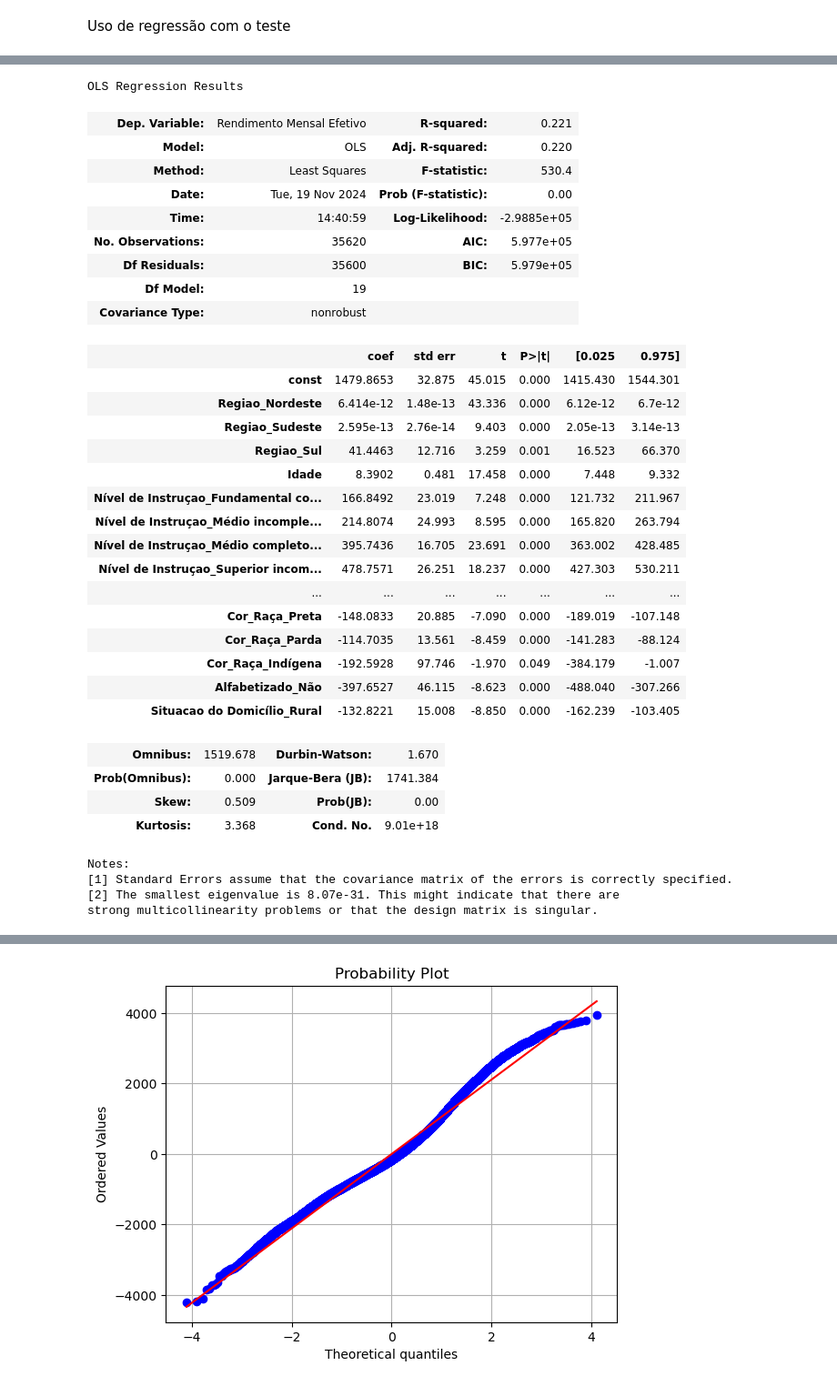
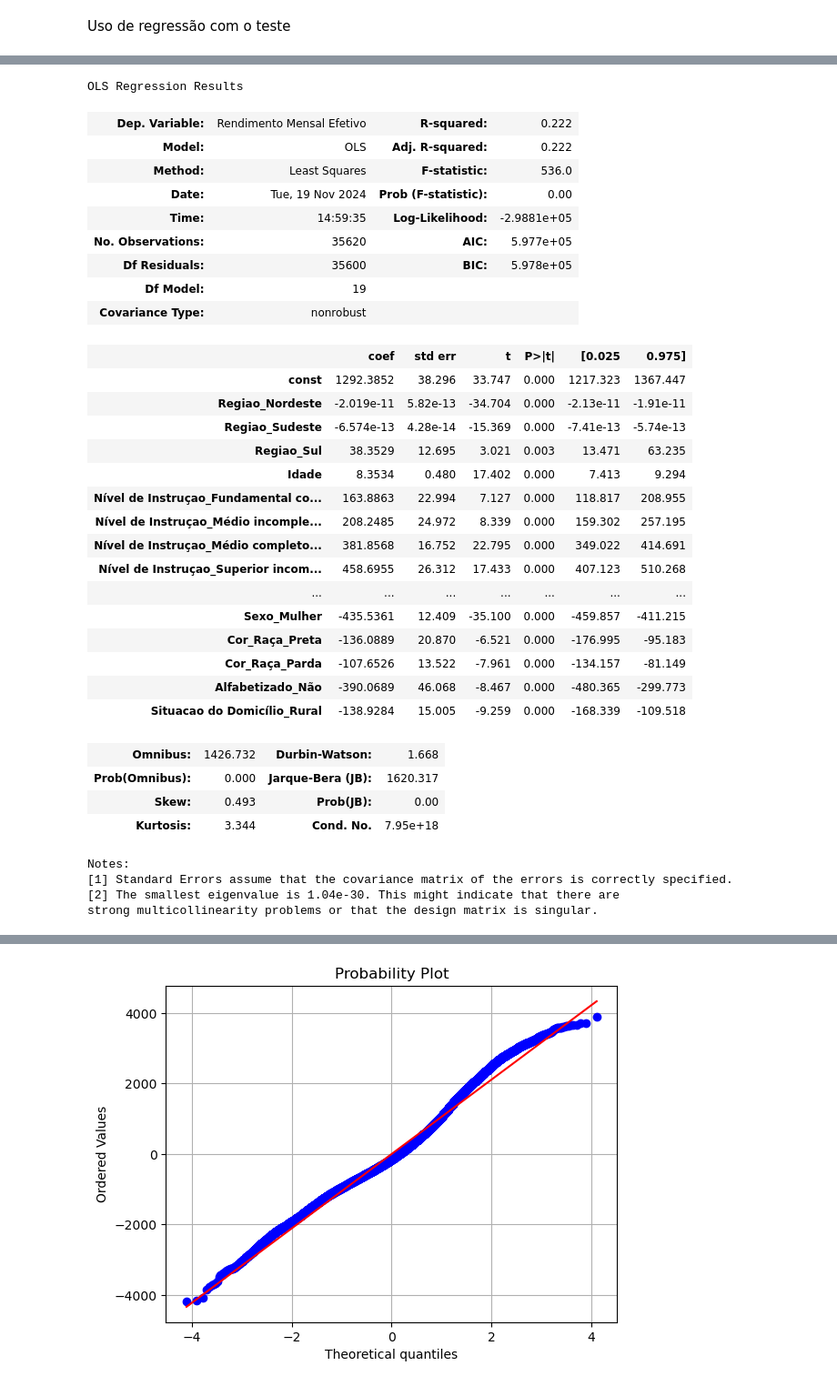
Before and after one commit to Dnimf/cdadosp3, a Jupyter notebook: Projeto_3 (2).ipynb, the cells around one changed output, grey strips where cells are left out. Shown at 91% size. Drawn from its saved outputs; the diff is of its cells as text; code cells hidden in the pictures.

```diff
--- a/Projeto_3 (2).ipynb
+++ b/Projeto_3 (2).ipynb
@@ -937,54 +874,53 @@ strong multicollinearity problems or that the design matrix is singular.
 # %%
 X1 = dados_colunas_teste[['Regiao_Nordeste','Regiao_Sudeste','Regiao_Sul','Idade',
        'Nível de Instruçao_Fundamental completo ou equivalente',
        'Nível de Instruçao_Médio incompleto ou equivalente',
        'Nível de Instruçao_Médio completo ou equivalente',
        'Nível de Instruçao_Superior incompleto ou equivalente',
        'Nível de Instruçao_Superior completo',
         'Tipo de Ocupacao_Militar ou segurança pública',
        'Tipo de Ocupacao_Empregado setor privado',
        'Tipo de Ocupacao_Empregado setor público',
-       'Tipo de Ocupacao_Conta própria',
+       'Tipo de Ocupacao_Conta própria', 'Tipo de Ocupacao_Empregador',
        'Tipo de Ocupacao_Trabalhador familiar não remunerado',
        'Faixa de horas trabalhadas_15 a 39 horas',
        'Faixa de horas trabalhadas_40 a 44 horas',
-        'Sexo_Mulher', 'Cor_Raça_Preta', 'Cor_Raça_Parda',
-       'Cor_Raça_Indígena', 'Alfabetizado_Não','Situacao do Domicílio_Rural']]
+        'Sexo_Mulher', 'Cor_Raça_Preta', 'Cor_Raça_Parda', 'Alfabetizado_Não','Situacao do Domicílio_Rural']]
 Y1 = dados_colunas_teste['Rendimento Mensal Efetivo']
 results1 = regress(Y1, X1)
 results1.summary()
 # %% [output]
 OLS Regression Results
-| Dep. Variable: | Rendimento Mensal Efetivo | R-squared: | 0.221 |
-| Model: | OLS | Adj. R-squared: | 0.220 |
-| Method: | Least Squares | F-statistic: | 530.4 |
+| Dep. Variable: | Rendimento Mensal Efetivo | R-squared: | 0.222 |
+| Model: | OLS | Adj. R-squared: | 0.222 |
+| Method: | Least Squares | F-statistic: | 536.0 |
 | Date: | Tue, 19 Nov 2024 | Prob (F-statistic): | 0.00 |
-| Time: | 14:40:59 | Log-Likelihood: | -2.9885e+05 |
+| Time: | 14:59:35 | Log-Likelihood: | -2.9881e+05 |
 | No. Observations: | 35620 | AIC: | 5.977e+05 |
-| Df Residuals: | 35600 | BIC: | 5.979e+05 |
+| Df Residuals: | 35600 | BIC: | 5.978e+05 |
 | Df Model: | 19 |  |  |
 | Covariance Type: | nonrobust |  |  |
 |  | coef | std err | t | P>|t| | [0.025 | 0.975] |
-| const | 1479.8653 | 32.875 | 45.015 | 0.000 | 1415.430 | 1544.301 |
-| Regiao_Nordeste | 6.414e-12 | 1.48e-13 | 43.336 | 0.000 | 6.12e-12 | 6.7e-12 |
-| Regiao_Sudeste | 2.595e-13 | 2.76e-14 | 9.403 | 0.000 | 2.05e-13 | 3.14e-13 |
-| Regiao_Sul | 41.4463 | 12.716 | 3.259 | 0.001 | 16.523 | 66.370 |
-| Idade | 8.3902 | 0.481 | 17.458 | 0.000 | 7.448 | 9.332 |
-| Nível de Instruçao_Fundamental co... | 166.8492 | 23.019 | 7.248 | 0.000 | 121.732 | 211.967 |
-| Nível de Instruçao_Médio incomple... | 214.8074 | 24.993 | 8.595 | 0.000 | 165.820 | 263.794 |
-| Nível de Instruçao_Médio completo... | 395.7436 | 16.705 | 23.691 | 0.000 | 363.002 | 428.485 |
-| Nível de Instruçao_Superior incom... | 478.7571 | 26.251 | 18.237 | 0.000 | 427.303 | 530.211 |
+| const | 1292.3852 | 38.296 | 33.747 | 0.000 | 1217.323 | 1367.447 |
+| Regiao_Nordeste | -2.019e-11 | 5.82e-13 | -34.704 | 0.000 | -2.13e-11 | -1.91e-11 |
+| Regiao_Sudeste | -6.574e-13 | 4.28e-14 | -15.369 | 0.000 | -7.41e-13 | -5.74e-13 |
+| Regiao_Sul | 38.3529 | 12.695 | 3.021 | 0.003 | 13.471 | 63.235 |
+| Idade | 8.3534 | 0.480 | 17.402 | 0.000 | 7.413 | 9.294 |
+| Nível de Instruçao_Fundamental co... | 163.8863 | 22.994 | 7.127 | 0.000 | 118.817 | 208.955 |
+| Nível de Instruçao_Médio incomple... | 208.2485 | 24.972 | 8.339 | 0.000 | 159.302 | 257.195 |
+| Nível de Instruçao_Médio completo... | 381.8568 | 16.752 | 22.795 | 0.000 | 349.022 | 414.691 |
+| Nível de Instruçao_Superior incom... | 458.6955 | 26.312 | 17.433 | 0.000 | 407.123 | 510.268 |
 | ... | ... | ... | ... | ... | ... | ... |
-| Cor_Raça_Preta | -148.0833 | 20.885 | -7.090 | 0.000 | -189.019 | -107.148 |
-| Cor_Raça_Parda | -114.7035 | 13.561 | -8.459 | 0.000 | -141.283 | -88.124 |
-| Cor_Raça_Indígena | -192.5928 | 97.746 | -1.970 | 0.049 | -384.179 | -1.007 |
-| Alfabetizado_Não | -397.6527 | 46.115 | -8.623 | 0.000 | -488.040 | -307.266 |
-| Situacao do Domicílio_Rural | -132.8221 | 15.008 | -8.850 | 0.000 | -162.239 | -103.405 |
+| Sexo_Mulher | -435.5361 | 12.409 | -35.100 | 0.000 | -459.857 | -411.215 |
+| Cor_Raça_Preta | -136.0889 | 20.870 | -6.521 | 0.000 | -176.995 | -95.183 |
+| Cor_Raça_Parda | -107.6526 | 13.522 | -7.961 | 0.000 | -134.157 | -81.149 |
+| Alfabetizado_Não | -390.0689 | 46.068 | -8.467 | 0.000 | -480.365 | -299.773 |
+| Situacao do Domicílio_Rural | -138.9284 | 15.005 | -9.259 | 0.000 | -168.339 | -109.518 |
-| Omnibus: | 1519.678 | Durbin-Watson: | 1.670 |
-| Prob(Omnibus): | 0.000 | Jarque-Bera (JB): | 1741.384 |
-| Skew: | 0.509 | Prob(JB): | 0.00 |
-| Kurtosis: | 3.368 | Cond. No. | 9.01e+18 |
+| Omnibus: | 1426.732 | Durbin-Watson: | 1.668 |
+| Prob(Omnibus): | 0.000 | Jarque-Bera (JB): | 1620.317 |
+| Skew: | 0.493 | Prob(JB): | 0.00 |
+| Kurtosis: | 3.344 | Cond. No. | 7.95e+18 |
 Notes:
 [1] Standard Errors assume that the covariance matrix of the errors is correctly specified.
-[2] The smallest eigenvalue is 8.07e-31. This might indicate that there are
+[2] The smallest eigenvalue is 1.04e-30. This might indicate that there are
 strong multicollinearity problems or that the design matrix is singular.
```
Also changed, not shown: parts of 18 cells of this notebook.
